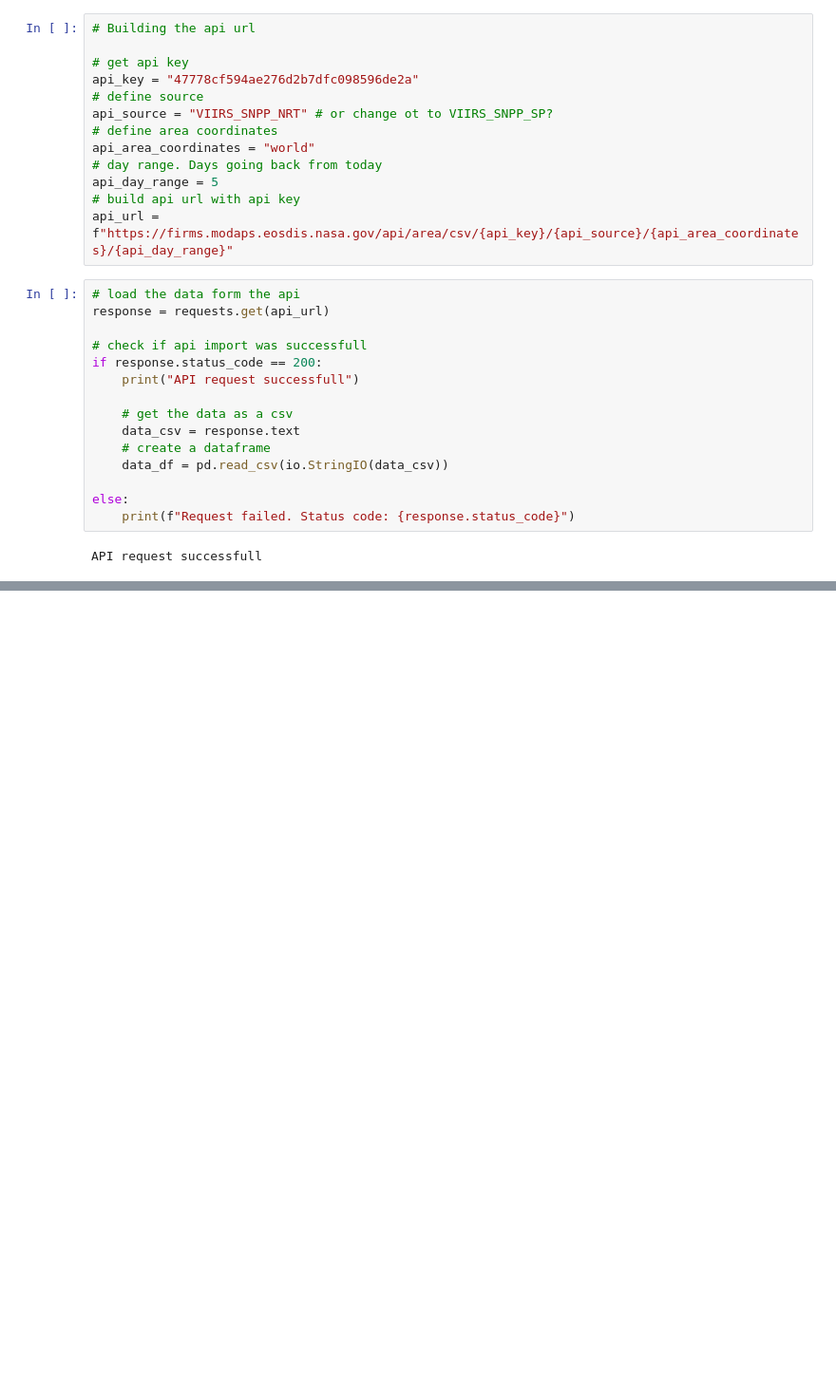
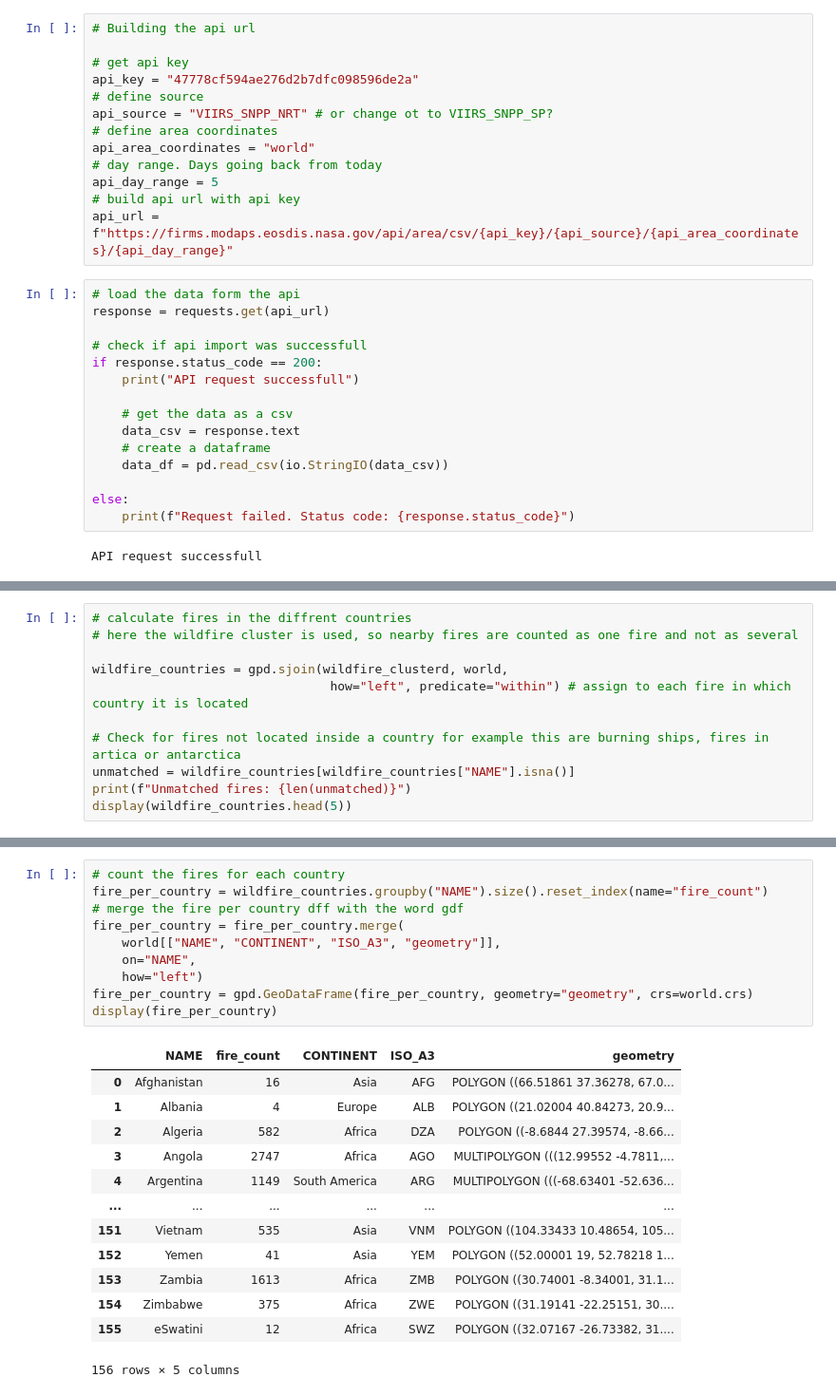
Before and after one commit to LilSheesh7/SDS210_project, a Jupyter notebook: notebooks/Wildfire_mapping_nb.ipynb, the cells around one changed output, grey strips where cells are left out. Shown at 95% size. Cells and saved outputs as stored; diff of their text form; blank space fills up the shorter version.

```diff
--- a/notebooks/Wildfire_mapping_nb.ipynb
+++ b/notebooks/Wildfire_mapping_nb.ipynb
@@ -164,0 +191,11 @@ datetime.date(2026, 5, 15)
+# %%
+# calculate fires in the diffrent countries
+# here the wildfire cluster is used, so nearby fires are counted as one fire and not as several
+
+wildfire_countries = gpd.sjoin(wildfire_clusterd, world,
+                                how="left", predicate="within") # assign to each fire in which country it is located
+
+# Check for fires not located inside a country for example this are burning ships, fires in artica or antarctica
+unmatched = wildfire_countries[wildfire_countries["NAME"].isna()]
+print(f"Unmatched fires: {len(unmatched)}")
+display(wildfire_countries.head(5))
@@ -164,0 +210,24 @@ datetime.date(2026, 5, 15)
+# %%
+# count the fires for each country
+fire_per_country = wildfire_countries.groupby("NAME").size().reset_index(name="fire_count")
+# merge the fire per country dff with the word gdf
+fire_per_country = fire_per_country.merge(
+    world[["NAME", "CONTINENT", "ISO_A3", "geometry"]],
+    on="NAME",
+    how="left")
+fire_per_country = gpd.GeoDataFrame(fire_per_country, geometry="geometry", crs=world.crs)
+display(fire_per_country)
+# %% [output]
+|  | NAME | fire_count | CONTINENT | ISO_A3 | geometry |
+| 0 | Afghanistan | 16 | Asia | AFG | POLYGON ((66.51861 37.36278, 67.0... |
+| 1 | Albania | 4 | Europe | ALB | POLYGON ((21.02004 40.84273, 20.9... |
+| 2 | Algeria | 582 | Africa | DZA | POLYGON ((-8.6844 27.39574, -8.66... |
+| 3 | Angola | 2747 | Africa | AGO | MULTIPOLYGON (((12.99552 -4.7811,... |
+| 4 | Argentina | 1149 | South America | ARG | MULTIPOLYGON (((-68.63401 -52.636... |
+| ... | ... | ... | ... | ... | ... |
+| 151 | Vietnam | 535 | Asia | VNM | POLYGON ((104.33433 10.48654, 105... |
+| 152 | Yemen | 41 | Asia | YEM | POLYGON ((52.00001 19, 52.78218 1... |
+| 153 | Zambia | 1613 | Africa | ZMB | POLYGON ((30.74001 -8.34001, 31.1... |
+| 154 | Zimbabwe | 375 | Africa | ZWE | POLYGON ((31.19141 -22.25151, 30.... |
+| 155 | eSwatini | 12 | Africa | SWZ | POLYGON ((32.07167 -26.73382, 31.... |
+156 rows × 5 columns
```
Also changed, not shown: parts of 9 cells of this notebook.
